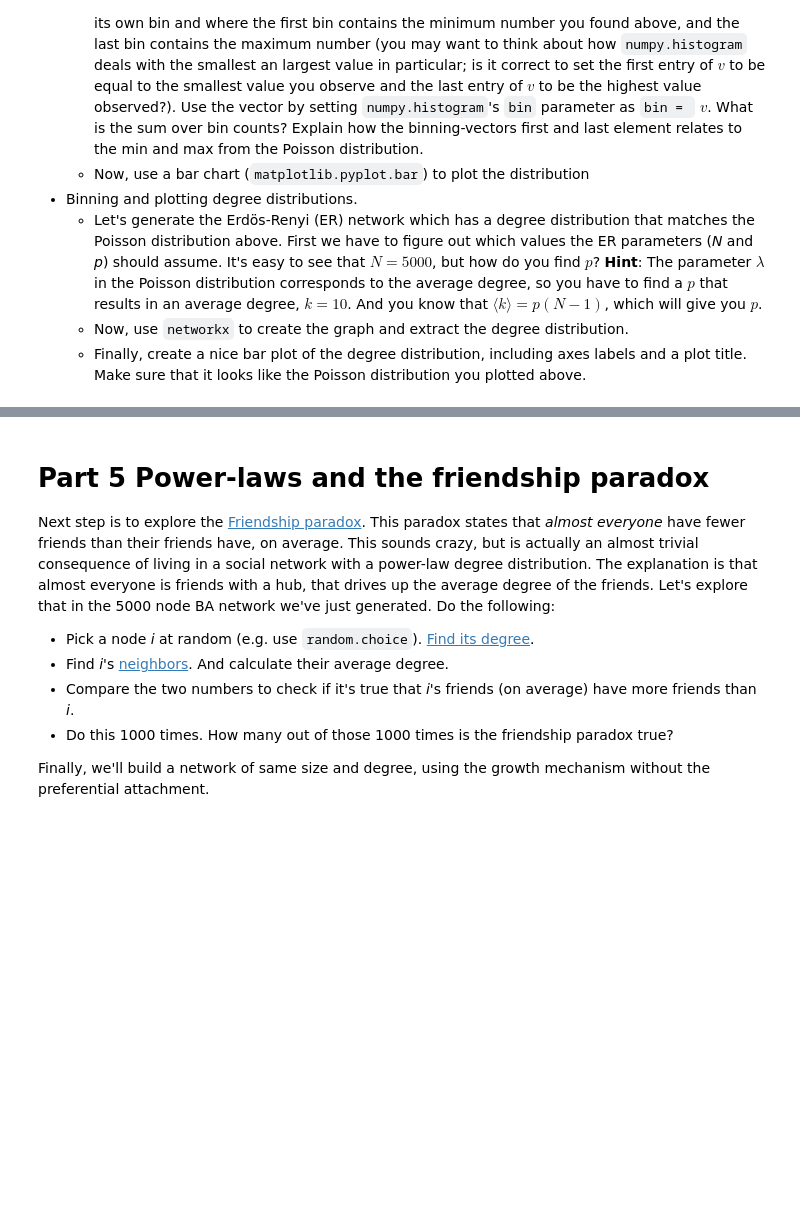
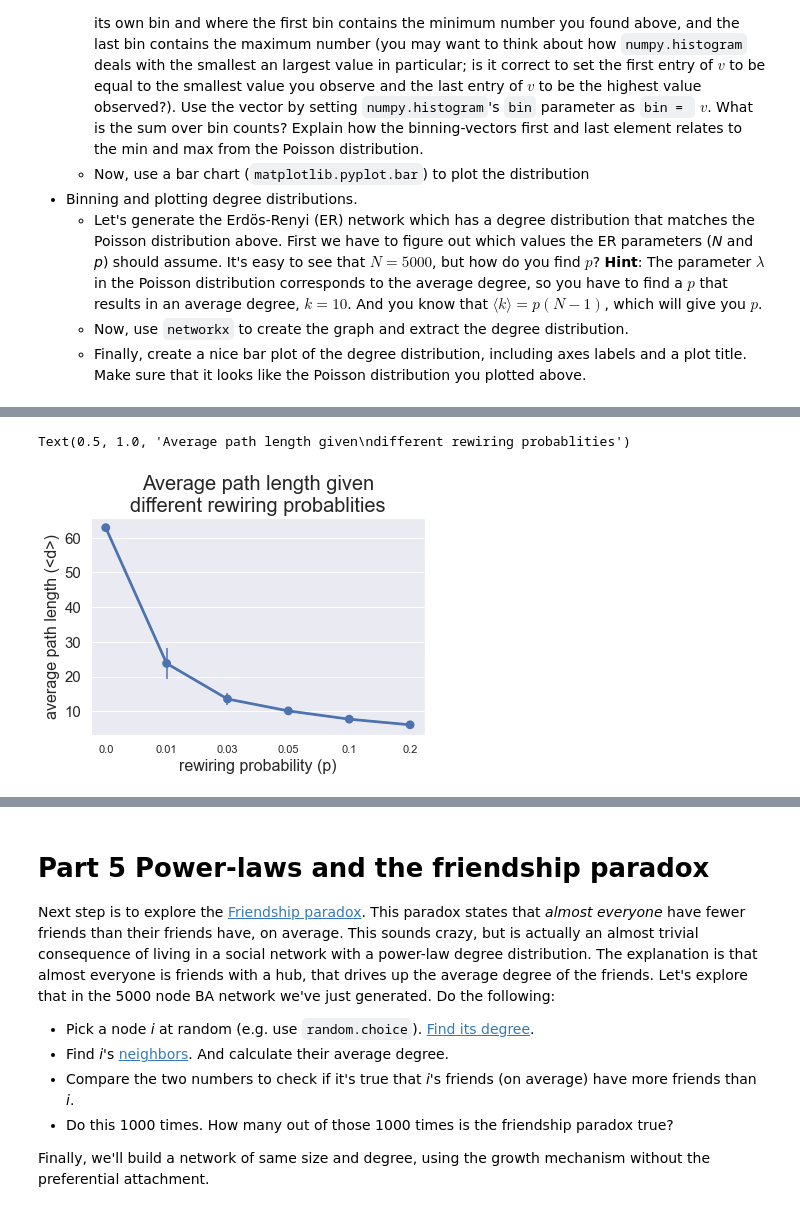
Before and after one commit to SocialComplexityLab/socialgraphs2021, a Jupyter notebook: assignments/Assignment1.ipynb, the cells around one changed output, grey strips where cells are left out. Cells and saved outputs as stored; diff of their text form; code cells hidden in the pictures; blank space fills up the shorter version.

```diff
--- a/assignments/Assignment1.ipynb
+++ b/assignments/Assignment1.ipynb
@@ -51,3 +75,45 @@ By the way, the default plot coming out of `networkx` doesn't look like the one
+# %%
+import statistics
+import networkx as nx
+import matplotlib.pyplot as plt
+import seaborn as sns
+sns.set_theme(style="darkgrid")
+%matplotlib inline
+# %%
+nodes = 500
+avgdegree = 4
+p = [0,0.01,0.03,0.05,0.1,0.2]
+d = {}
+for prob in p:
+    d[prob] = []
+    for i in range(50):
+        ws = nx.watts_strogatz_graph(nodes, avgdegree, prob)
+        d[prob].append(nx.average_shortest_path_length(ws))
+
+Davg = []
+Dstd = []
+for L in d.values():
+    Davg.append(sum(L) / len(L))
+    Dstd.append(statistics.stdev(L))
+# %%
+ax = sns.pointplot(x=p, y=Davg)
+
+# Find the x,y coordinates for each point
+x_coords = []
+y_coords = []
+for point_pair in ax.collections:
+    for x, y in point_pair.get_offsets():
+        x_coords.append(x)
+        y_coords.append(y)
+
+ax.errorbar(x_coords, y_coords, yerr=Dstd)
+plt.xlabel("rewiring probability (p)", fontsize=16)
+plt.ylabel("average path length (<d>)", fontsize=16)
+_ = plt.yticks(size=15)
+plt.title("Average path length given\ndifferent rewiring probablities", fontsize=20)
+# %% [output]
+Text(0.5, 1.0, 'Average path length given\ndifferent rewiring probablities')
+[figure, added]
 # %% [markdown]
 # Part 4. The Barabasi-Albert Model
 
```
Also changed, not shown: parts of 4 cells of this notebook.
